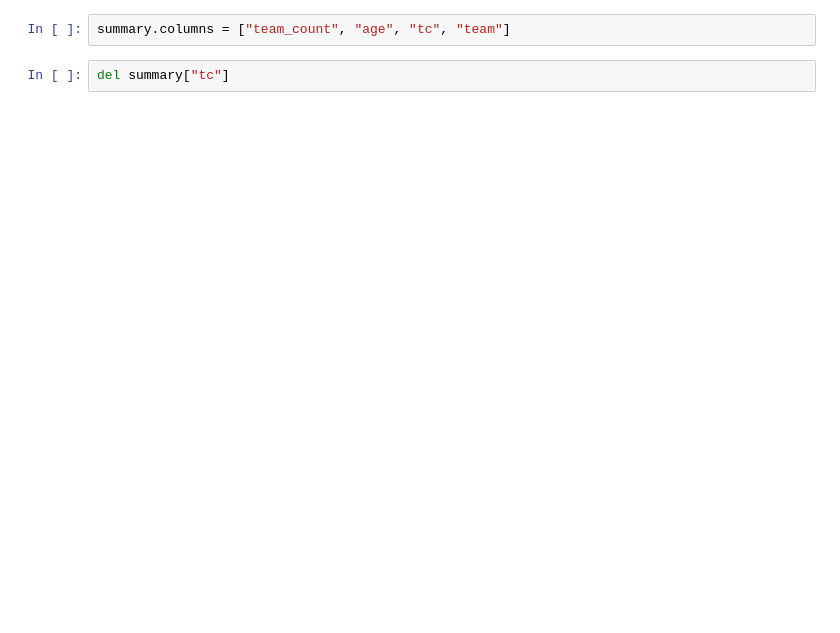
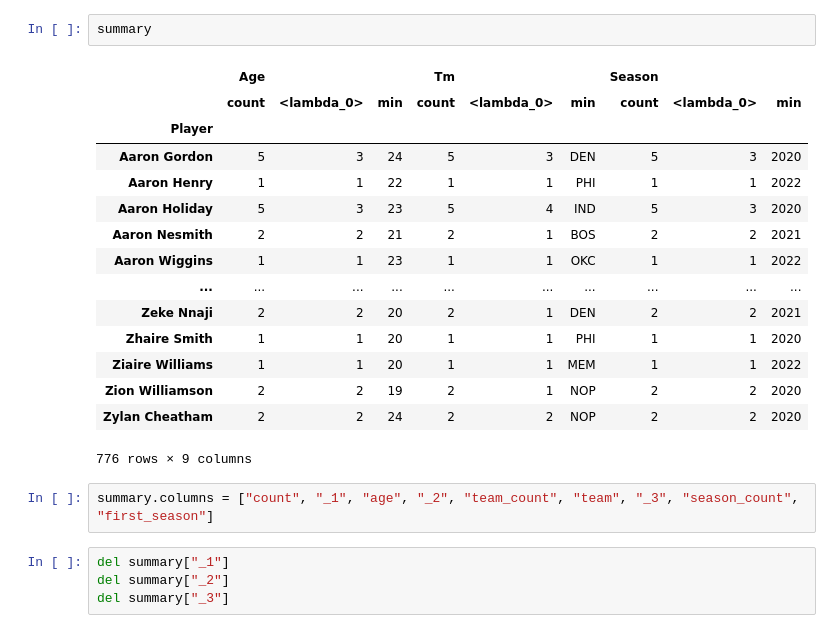
Before and after one commit to dataquestio/project-walkthroughs, a Jupyter notebook: team_identifier/download_info.ipynb, the cells around one changed output. Saved outputs shown, nothing was run; the diff lists cells and outputs as text; blank space fills up the shorter version.

```diff
--- a/team_identifier/download_info.ipynb
+++ b/team_identifier/download_info.ipynb
@@ -18,4 +57,24 @@ summary = players[["Player", "Age", "Tm"]].groupby("Player", group_keys=False).a
+# %%
+summary
+# %% [output]
+|  | Age |  |  | Tm |  |  | Season |  |  |
+|  | count | <lambda_0> | min | count | <lambda_0> | min | count | <lambda_0> | min |
+| Player |  |  |  |  |  |  |  |  |  |
+| Aaron Gordon | 5 | 3 | 24 | 5 | 3 | DEN | 5 | 3 | 2020 |
+| Aaron Henry | 1 | 1 | 22 | 1 | 1 | PHI | 1 | 1 | 2022 |
+| Aaron Holiday | 5 | 3 | 23 | 5 | 4 | IND | 5 | 3 | 2020 |
+| Aaron Nesmith | 2 | 2 | 21 | 2 | 1 | BOS | 2 | 2 | 2021 |
+| Aaron Wiggins | 1 | 1 | 23 | 1 | 1 | OKC | 1 | 1 | 2022 |
+| ... | ... | ... | ... | ... | ... | ... | ... | ... | ... |
+| Zeke Nnaji | 2 | 2 | 20 | 2 | 1 | DEN | 2 | 2 | 2021 |
+| Zhaire Smith | 1 | 1 | 20 | 1 | 1 | PHI | 1 | 1 | 2020 |
+| Ziaire Williams | 1 | 1 | 20 | 1 | 1 | MEM | 1 | 1 | 2022 |
+| Zion Williamson | 2 | 2 | 19 | 2 | 1 | NOP | 2 | 2 | 2020 |
+| Zylan Cheatham | 2 | 2 | 24 | 2 | 2 | NOP | 2 | 2 | 2020 |
+776 rows × 9 columns
 # %%
-summary.columns = ["team_count", "age", "tc", "team"]
+summary.columns = ["count", "_1", "age", "_2", "team_count", "team", "_3", "season_count", "first_season"]
 # %%
-del summary["tc"]
+del summary["_1"]
+del summary["_2"]
+del summary["_3"]
```
Also changed, not shown: parts of 17 cells of this notebook, 4 other files.
